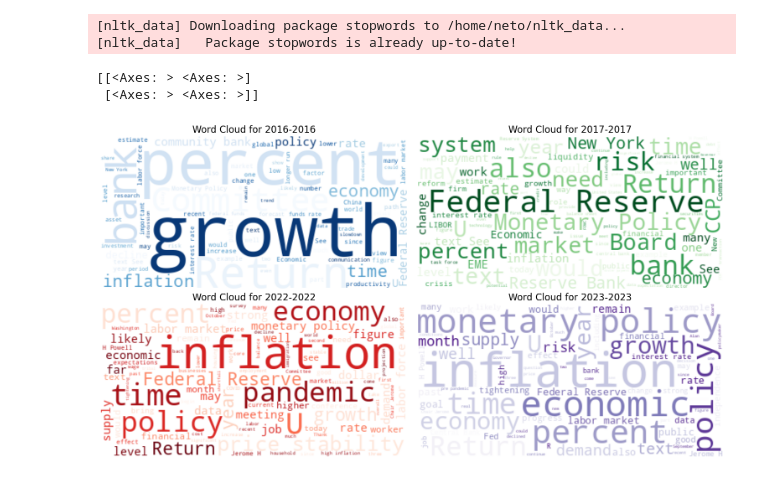
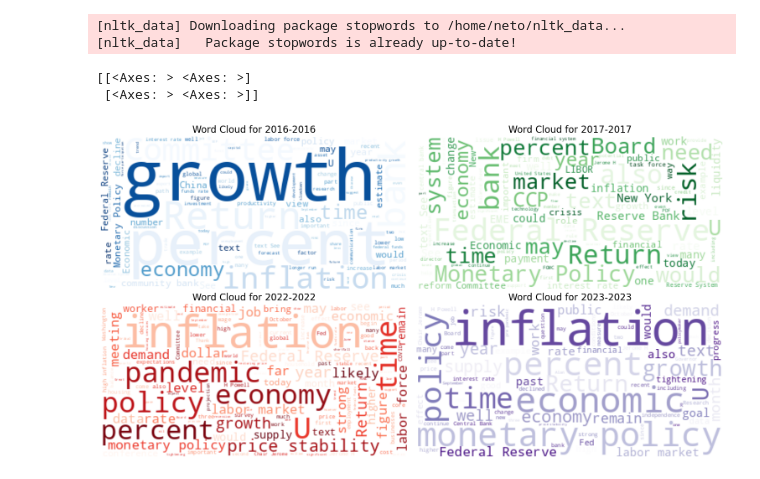
Before and after one commit to justNeto/fedreserve-speeches-scrapper, a Jupyter notebook: wordcloud.ipynb, the cells around one changed output. Saved outputs shown, nothing was run; the diff lists cells and outputs as text; code cells hidden in the pictures.

```diff
--- a/wordcloud.ipynb
+++ b/wordcloud.ipynb
@@ -15,7 +37,7 @@ from datetime import datetime
 nltk.download('stopwords')
 
 # Define the path to the folder containing the .txt files
-folder_path = r'/home/neto/projects/fedrev-speeches/data'
+folder_path = r'/home/neto/projects/fedrev-speeches/test'
 
 # Define the time ranges for filtering
 time_ranges = [
@@ -45,31 +67,31 @@ for filename in os.listdir(folder_path):
         match = re.search(r'_(\d{2})_(\d{2})_(\d{4})', filename)
         if match:
             file_date = datetime.strptime(match.group(0)[1:], "%m_%d_%Y")  # Remove the leading "_"
             file_year = file_date.year
 
             # Check which time range the file falls into and add its text to the corresponding range
             for (start, end) in time_ranges:
                 if start <= file_year <= end:
                     file_path = os.path.join(folder_path, filename)
                     with open(file_path, 'r', encoding='utf-8') as file:
                         texts_by_range[f"{start}-{end}"] += file.read() + ' '
                     break
 
 # Create a word cloud for each time range
 fig, axes = plt.subplots(ncols=2, nrows=2, figsize=(15, 8), constrained_layout=True)  # 2x2 grid for word clouds
 print(axes)
 axes = axes.flatten()
 
 for idx, (time_range, text) in enumerate(texts_by_range.items()):
     wordcloud = WordCloud(stopwords=stop_words, background_color='white', colormap=color_palettes[idx]).generate(text)
     axes[idx].imshow(wordcloud, interpolation='bilinear')
     axes[idx].axis('off')  # Hide the axes
     axes[idx].set_title(f"Word Cloud for {time_range}", fontsize=16)
 
 plt.show()
 # %% [output]
 [nltk_data] Downloading package stopwords to /home/neto/nltk_data...
 [nltk_data]   Package stopwords is already up-to-date!
 [[<Axes: > <Axes: >]
  [<Axes: > <Axes: >]]
-[figure, old version]
+[figure, new version]
```
Also changed, not shown: parts of 1 cell of this notebook.
